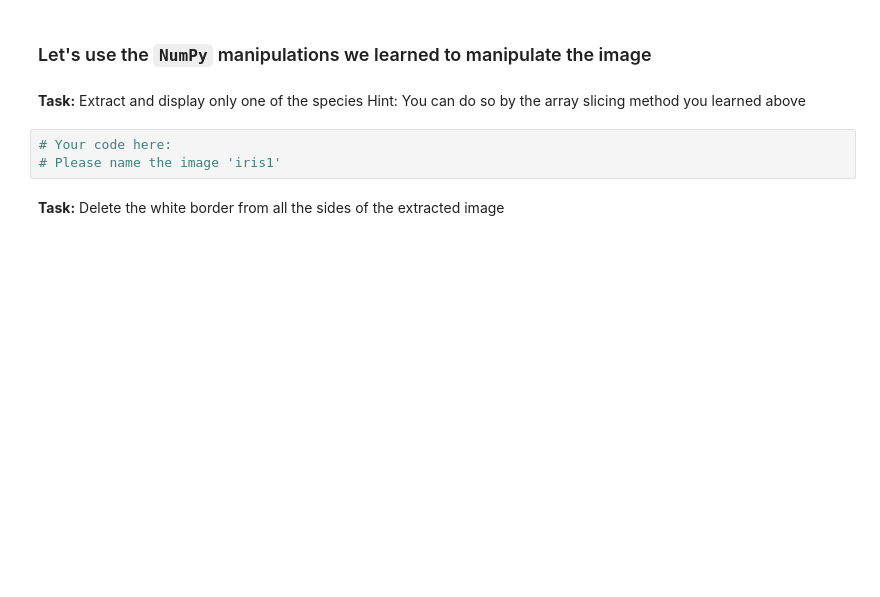
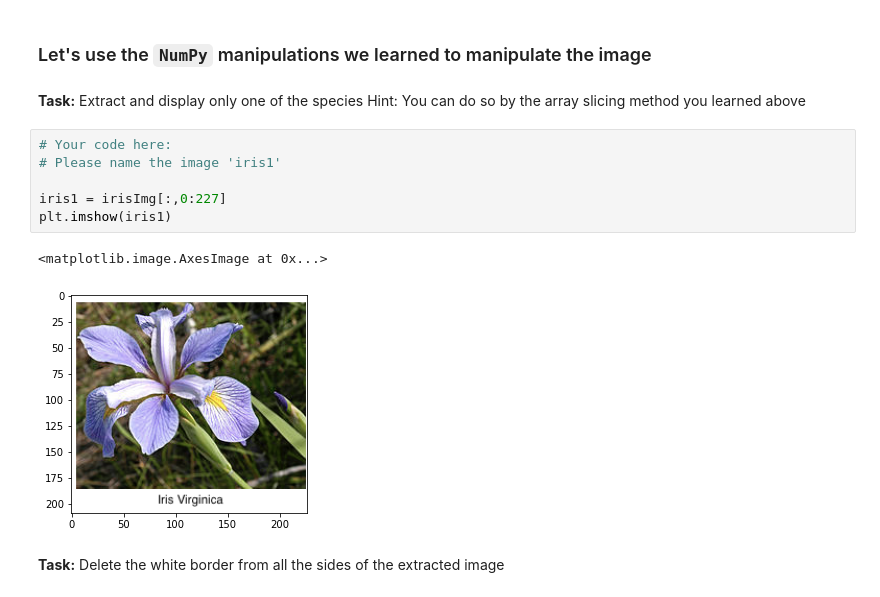
Before and after one commit to rwth-lfb/MLL, a Jupyter notebook: Notebooks/1_Basics/1_Basics_students.ipynb, the cells around one changed output. Saved outputs shown, nothing was run; the diff lists cells and outputs as text; blank space fills up the shorter version.

```diff
--- a/Notebooks/1_Basics/1_Basics_students.ipynb
+++ b/Notebooks/1_Basics/1_Basics_students.ipynb
@@ -185,6 +275,12 @@ Hint: You can do so by the array slicing method you learned above
 # %%
 # Your code here:
 # Please name the image 'iris1'
+
+iris1 = irisImg[:,0:227]
+plt.imshow(iris1)
+# %% [output]
+<matplotlib.image.AxesImage at 0x...>
+[figure, added]
 # %% [markdown]
 **Task:** Delete the white border from all the sides of the extracted image
 # %%
```
Also changed, not shown: parts of 56 cells of this notebook.
